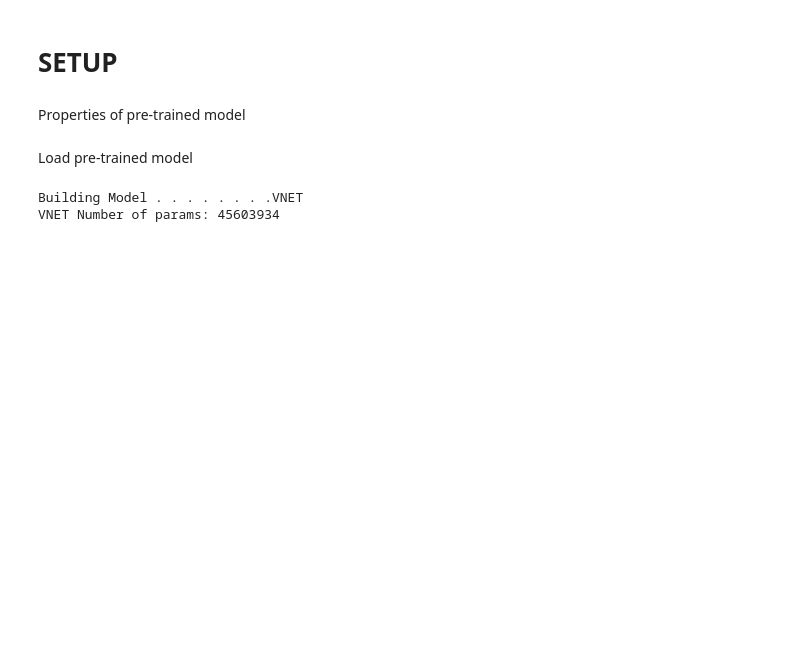
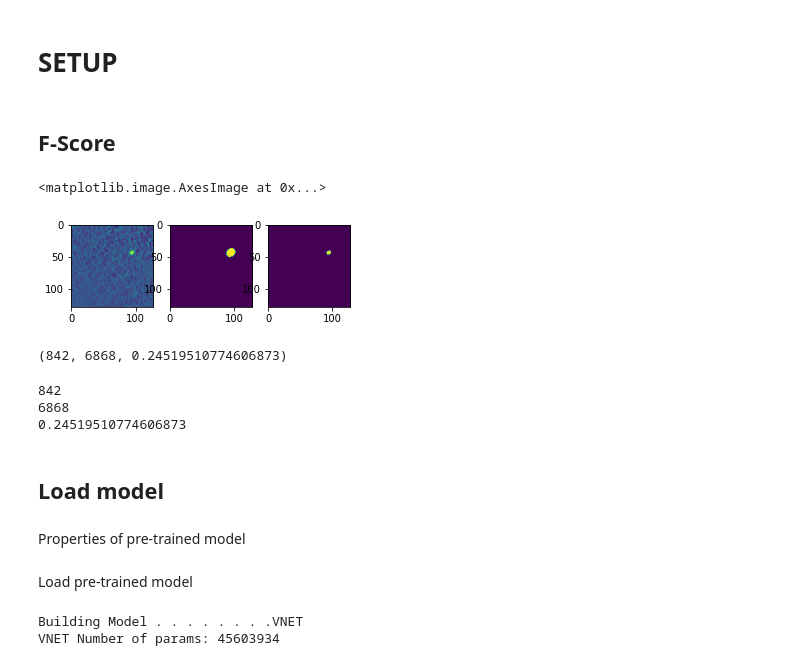
Before and after one commit to Jbarkai/HISourceFinder, a Jupyter notebook: notebooks/Inference.ipynb, the cells around one changed output. Drawn from its saved outputs; the diff is of its cells as text; code cells hidden in the pictures; blank space fills up the shorter version.

```diff
--- a/notebooks/Inference.ipynb
+++ b/notebooks/Inference.ipynb
@@ -22,0 +26,14 @@ from matplotlib.cm import register_cmap
+# %% [markdown]
+## F-Score
+# %%
+orig_data = fits.getdata("subcube_7002.fits")
+seg_data = fits.getdata("segcube_7002.fits")
+mto_data = fits.getdata("segmcube.fits")
+# %%
+fig, (ax1, ax2, ax3) = plt.subplots(1, 3, figsize = (5, 5))
+ax1.imshow(orig_data[21])
+ax2.imshow(seg_data[21])
+ax3.imshow(mto_data[21])
+# %% [output]
+<matplotlib.image.AxesImage at 0x...>
+[figure, added]
@@ -23,3 +49,23 @@ from matplotlib.cm import register_cmap
+# %%
+gt = (seg_data).flatten().tolist()
+pred = (mto_data).flatten().tolist()
+intersection(gt, pred), all_AB(gt, pred), f_score(intersection(gt, pred), all_AB(gt, pred))
+# %% [output]
+(842, 6868, 0.24519510774606873)
+# %%
+gt1 = (s1).flatten().tolist()
+pred1 = (mto1).flatten().tolist()
+gt2 = (s2).flatten().tolist()
+pred2 = (mto2).flatten().tolist()
+print(intersection(gt1, pred1)+intersection(gt2, pred2))
+print(all_AB(gt1, pred1)+all_AB(gt2, pred2))
+print(f_score(intersection(gt1, pred1)+intersection(gt2, pred2), all_AB(gt1, pred1)+all_AB(gt2, pred2)))
+# %% [output]
+842
+6868
+0.24519510774606873
+# %% [markdown]
+## Load model
 # %% [markdown]
 Properties of pre-trained model
 # %%
```
Also changed, not shown: parts of 25 cells of this notebook, 8 other files.
